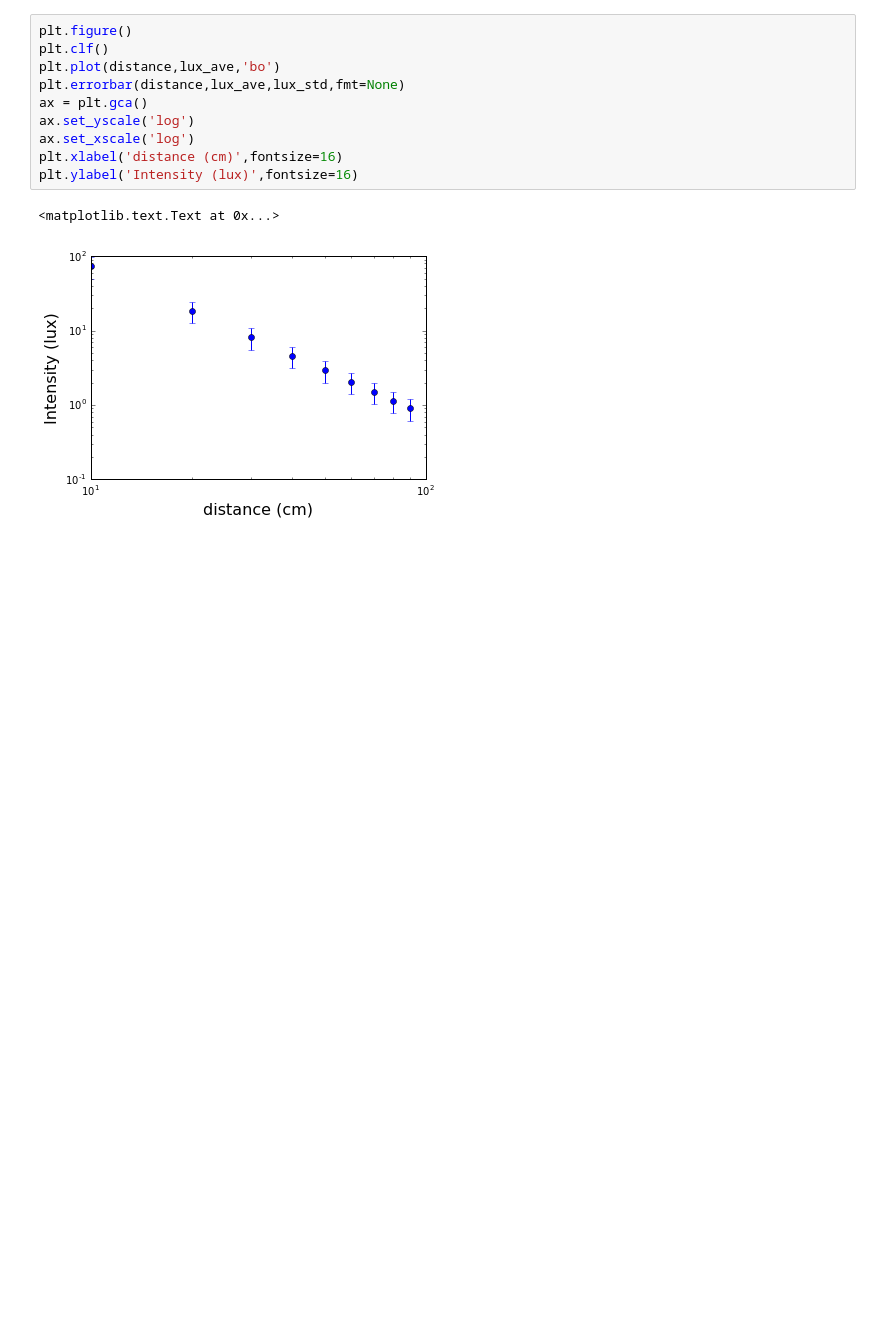
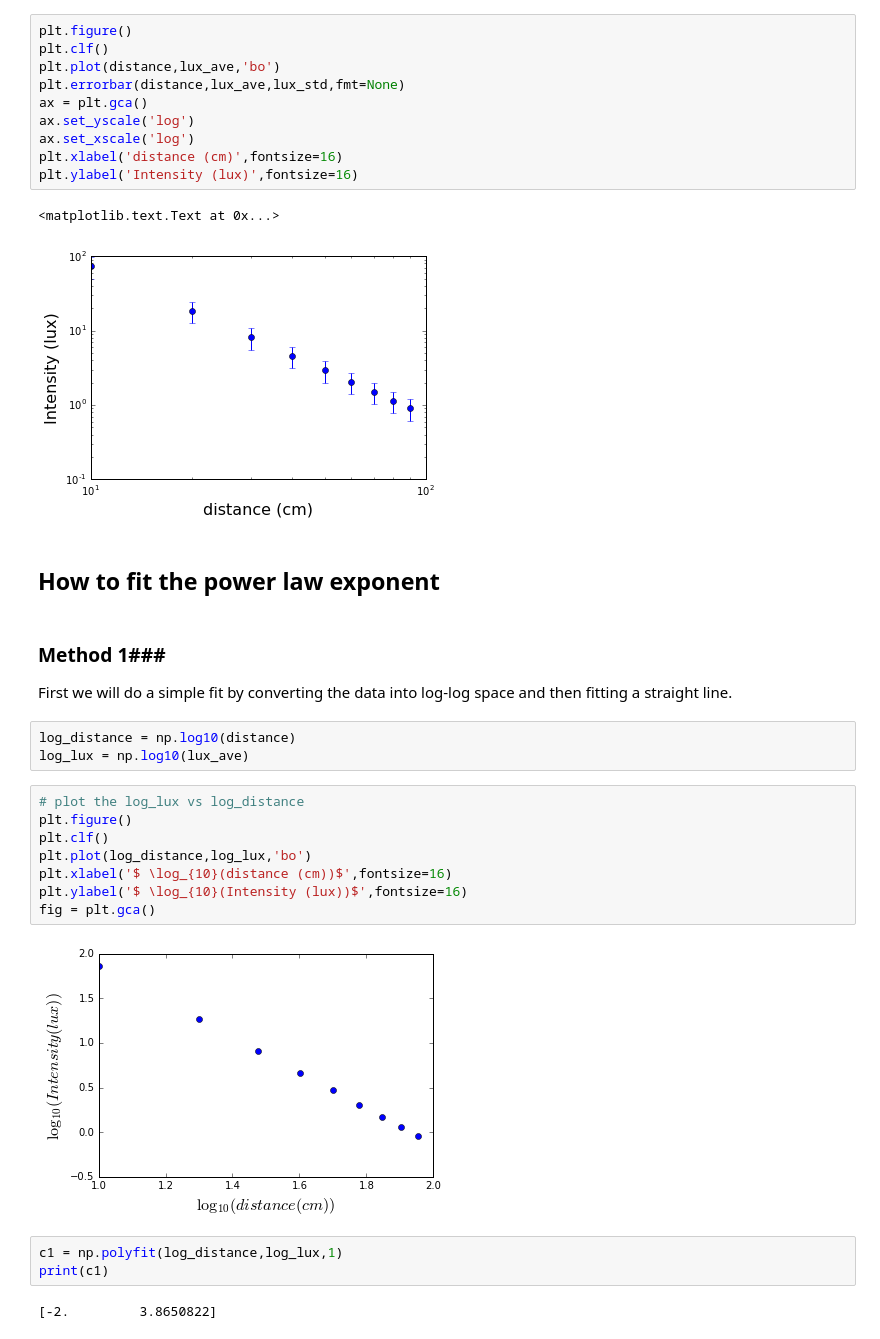
Before and after one commit to rfinn/obsastro, a Jupyter notebook: Intensity-of-Light.ipynb, the cells around one changed output. Cells and saved outputs as stored; diff of their text form; blank space fills up the shorter version.

```diff
--- a/Intensity-of-Light.ipynb
+++ b/Intensity-of-Light.ipynb
@@ -97,3 +97,26 @@ plt.ylabel('Intensity (lux)',fontsize=16)
 # %% [output]
 <matplotlib.text.Text at 0x...>
 [figure]
+# %% [markdown]
+## How to fit the power law exponent ##
+# %% [markdown]
+### Method 1###
+First we will do a simple fit by converting the data into log-log space and then fitting a straight line.
+# %%
+log_distance = np.log10(distance)
+log_lux = np.log10(lux_ave)
+# %%
+# plot the log_lux vs log_distance
+plt.figure()
+plt.clf()
+plt.plot(log_distance,log_lux,'bo')
+plt.xlabel('$ \log_{10}(distance (cm))$',fontsize=16)
+plt.ylabel('$ \log_{10}(Intensity (lux))$',fontsize=16)
+fig = plt.gca()
+# %% [output]
+[figure, added]
+# %%
+c1 = np.polyfit(log_distance,log_lux,1)
+print(c1)
+# %% [output]
+[-2.         3.8650822]
```
Also changed, not shown: parts of 2 cells of this notebook.
